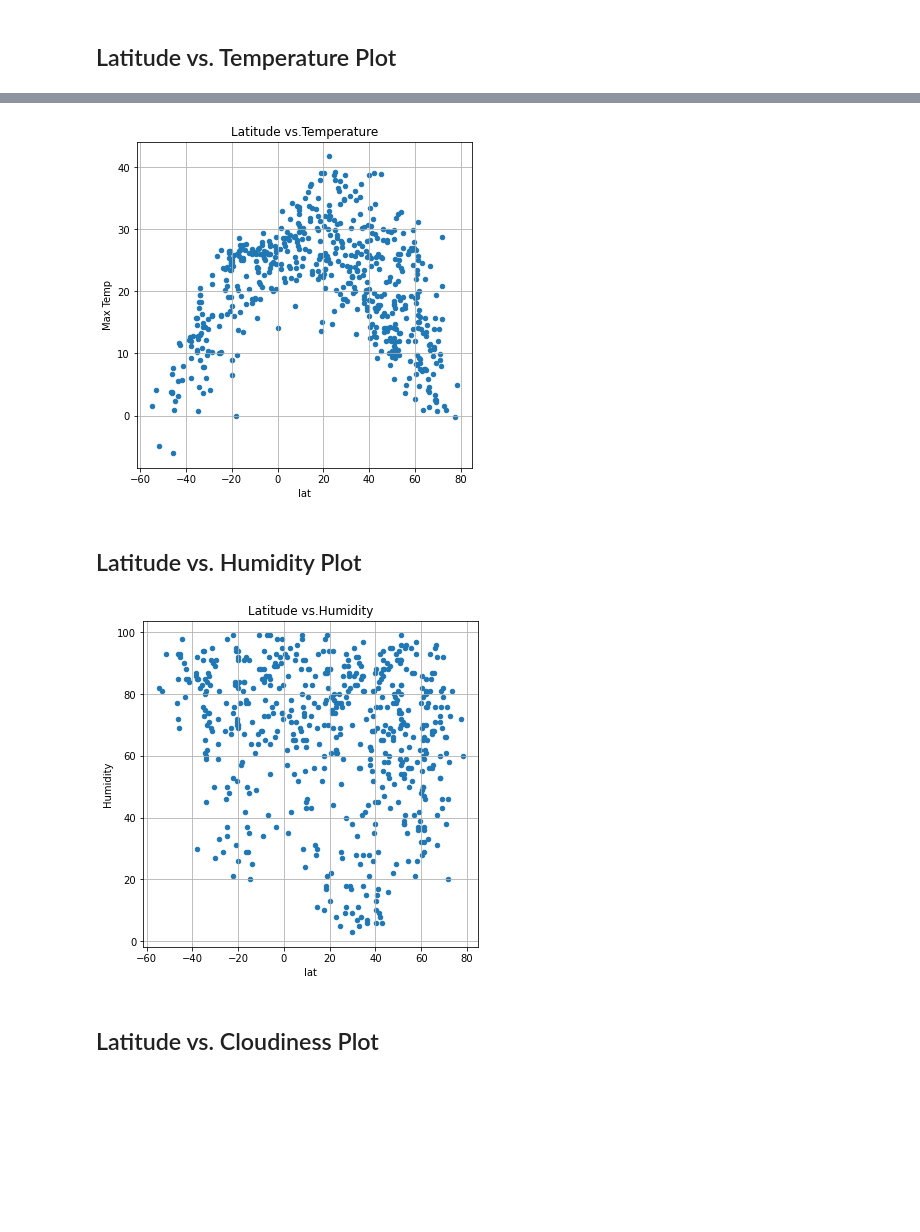
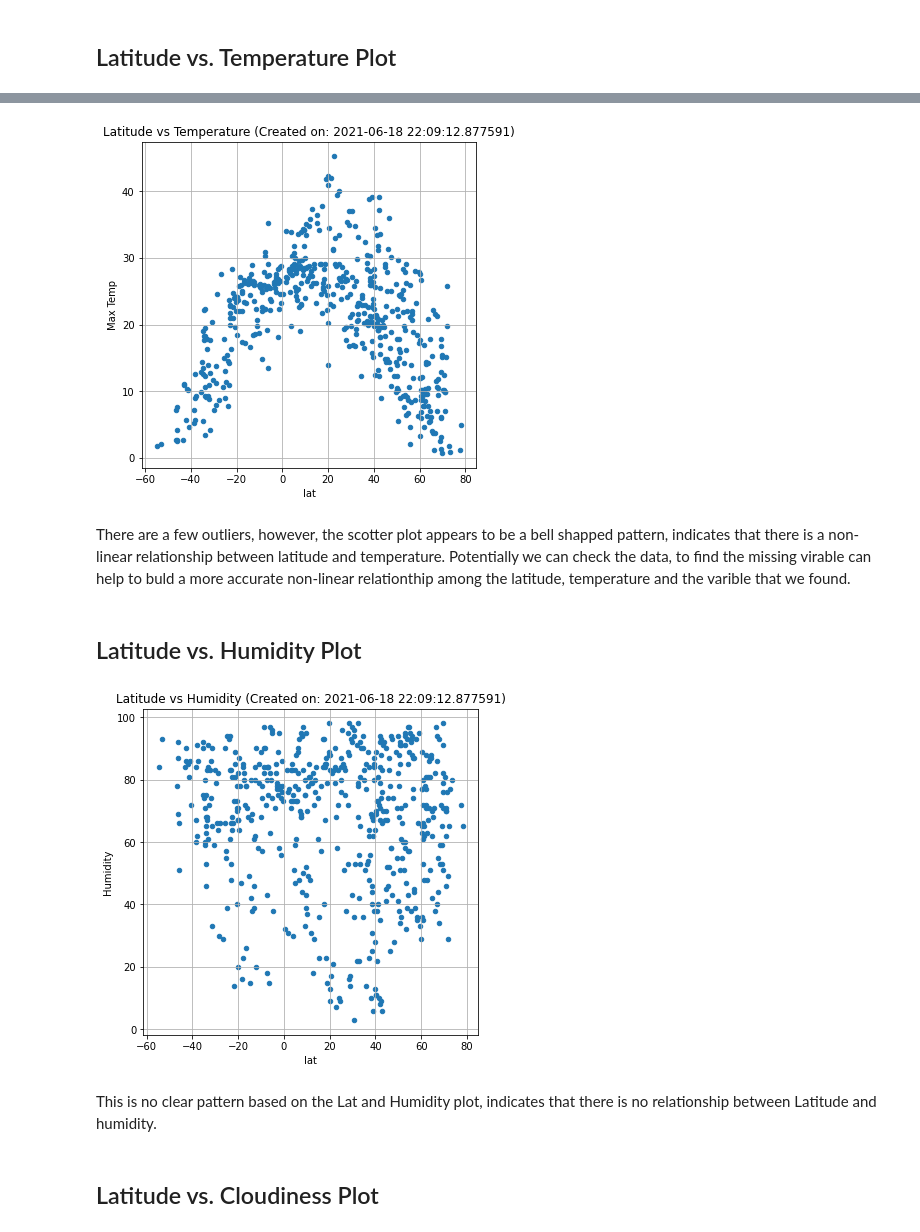
Before and after one commit to RZHANG2021/python-api-challenge, a Jupyter notebook: starter_code/WeatherPy.ipynb, the cells around one changed output, grey strips where cells are left out. Cells and saved outputs as stored; diff of their text form; code cells hidden in the pictures; blank space fills up the shorter version.

```diff
--- a/starter_code/WeatherPy.ipynb
+++ b/starter_code/WeatherPy.ipynb
@@ -257,19 +269,25 @@ clean_data.describe()
 # %%
 #Latitude vs. Temperature Plot
+
 clean_data.plot(kind="scatter", x="lat", y="Max Temp", grid=True, figsize=(6,6),
-              title="Latitude vs.Temperature");
+              title=(f"Latitude vs Temperature (Created on: {x})"))
 plt.savefig("../output_data/lat vs Temp.png")
 # %% [output]
-[figure, old version]
+[figure, new version]
+# %% [markdown]
+There are a few outliers, however, the scotter plot appears to be a bell shapped pattern, indicates that there is a non-linear relationship between latitude and temperature.
+Potentially we can check the data, to find the missing virable can help to buld a more accurate non-linear relationthip among the latitude, temperature and the varible that we found.
 # %% [markdown]
 ## Latitude vs. Humidity Plot
 # %%
 #Latitude vs. Humidity Plot
 clean_data.plot(kind="scatter", x="lat", y="Humidity", grid=True, figsize=(6,6),
-              title="Latitude vs.Humidity");
+              title=(f"Latitude vs Humidity (Created on: {x})"))
 plt.savefig("../output_data/lat vs Humidity.png")
 # %% [output]
-[figure, old version]
+[figure, new version]
+# %% [markdown]
+This is no clear pattern based on the Lat and Humidity plot, indicates that there is no relationship between Latitude and humidity.
 # %% [markdown]
 ## Latitude vs. Cloudiness Plot
 # %%
```
Also changed, not shown: parts of 38 cells of this notebook, 15 other files.
